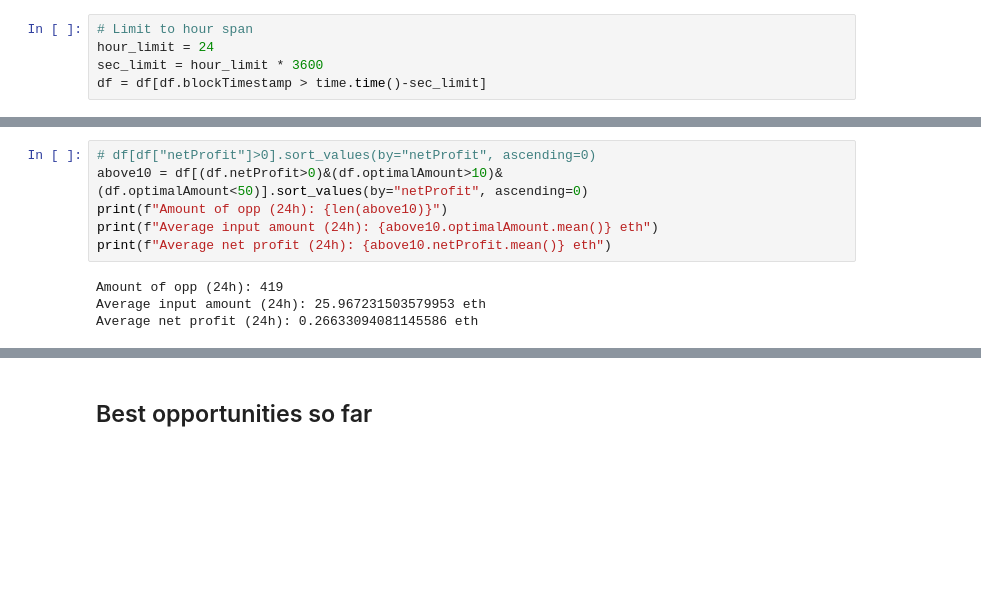
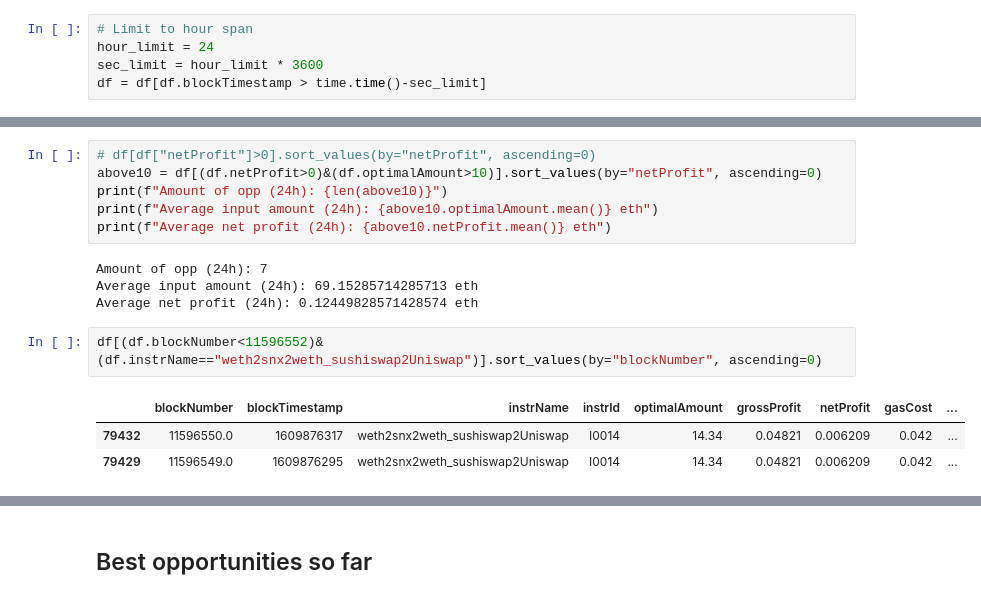
Before and after one commit to halo3mic/mosquito, a Jupyter notebook: analysis/log_analysis.ipynb, the cells around one changed output, grey strips where cells are left out. Cells and saved outputs as stored; diff of their text form; blank space fills up the shorter version.

```diff
--- a/analysis/log_analysis.ipynb
+++ b/analysis/log_analysis.ipynb
@@ -24,10 +28,16 @@ Average net profit (24h): 0.06331523652284264 eth
 # %%
 # df[df["netProfit"]>0].sort_values(by="netProfit", ascending=0)
-above10 = df[(df.netProfit>0)&(df.optimalAmount>10)&(df.optimalAmount<50)].sort_values(by="netProfit", ascending=0)
+above10 = df[(df.netProfit>0)&(df.optimalAmount>10)].sort_values(by="netProfit", ascending=0)
 print(f"Amount of opp (24h): {len(above10)}")
 print(f"Average input amount (24h): {above10.optimalAmount.mean()} eth")
 print(f"Average net profit (24h): {above10.netProfit.mean()} eth")
 # %% [output]
-Amount of opp (24h): 419
-Average input amount (24h): 25.967231503579953 eth
-Average net profit (24h): 0.26633094081145586 eth
+Amount of opp (24h): 7
+Average input amount (24h): 69.15285714285713 eth
+Average net profit (24h): 0.12449828571428574 eth
+# %%
+df[(df.blockNumber<11596552)&(df.instrName=="weth2snx2weth_sushiswap2Uniswap")].sort_values(by="blockNumber", ascending=0)
+# %% [output]
+|  | blockNumber | blockTimestamp | instrName | instrId | optimalAmount | grossProfit | netProfit | gasCost | ... |
+| 79432 | 11596550.0 | 1609876317 | weth2snx2weth_sushiswap2Uniswap | I0014 | 14.34 | 0.04821 | 0.006209 | 0.042 | ... |
+| 79429 | 11596549.0 | 1609876295 | weth2snx2weth_sushiswap2Uniswap | I0014 | 14.34 | 0.04821 | 0.006209 | 0.042 | ... |
```
Also changed, not shown: parts of 14 cells of this notebook, 26 other files.
